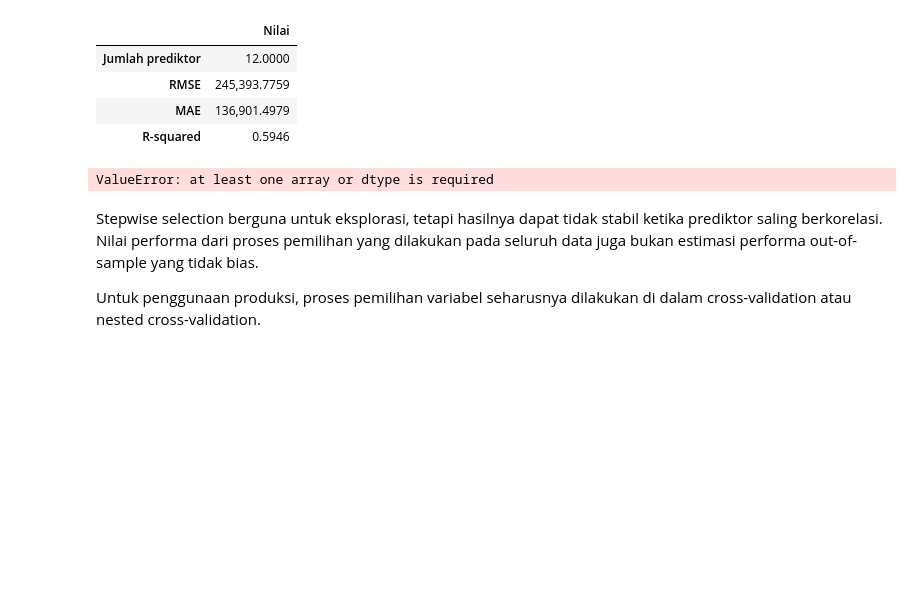
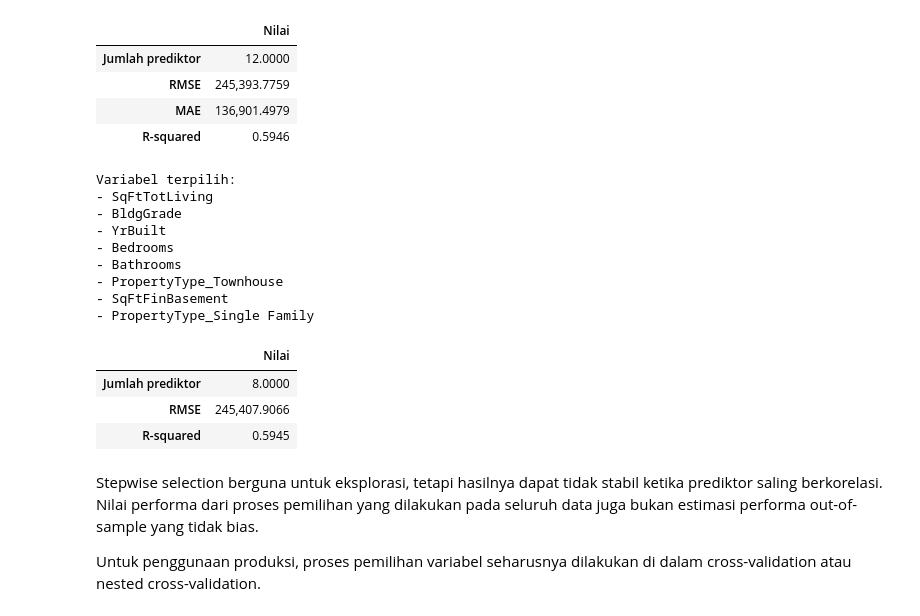
Before and after one commit to mhabibier/Practical-Statistics-for-Data-Scientists, a Jupyter notebook: 04_Regression_and_Prediction.ipynb, the cells around one changed output. Drawn from its saved outputs; the diff is of its cells as text; code cells hidden in the pictures; blank space fills up the shorter version.

```diff
--- a/04_Regression_and_Prediction.ipynb
+++ b/04_Regression_and_Prediction.ipynb
@@ -545,44 +545,96 @@ display(full_metrics.to_frame("Nilai"))
 | R-squared | 0.5946 |
 # %%
 def train_stepwise_model(variables):
+    variables = list(variables)
+
+    # Stepwise selection dimulai dari model tanpa prediktor.
+    # Null model ditangani secara khusus.
+    if len(variables) == 0:
+        return None
+
     return LinearRegression().fit(
-        X_full[list(variables)],
+        X_full[variables],
         y_house,
     )
 
 
 def score_stepwise_model(model, variables):
-    prediction = model.predict(X_full[list(variables)])
-    return AIC_score(y_house, prediction, model)
+    variables = list(variables)
+
+    # Prediksi null model adalah rata-rata target.
+    if len(variables) == 0:
+        null_prediction = np.repeat(
+            y_house.mean(),
+            len(y_house),
+        )
+
+        return AIC_score(
+            y_house,
+            null_prediction,
+            model,
+            df=1,
+        )
+
+    prediction = model.predict(
+        X_full[variables]
+    )
+
+    return AIC_score(
+        y_house,
+        prediction,
+        model,
+    )
 
 
 selected_model, selected_variables = stepwise_selection(
     X_full.columns,
     train_stepwise_model,
     score_stepwise_model,
     verbose=False,
 )
 
 selected_variables = list(selected_variables)
-selected_prediction = selected_model.predict(X_full[selected_variables])
+
+selected_prediction = selected_model.predict(
+    X_full[selected_variables]
+)
 
 print("Variabel terpilih:")
+
 for variable in selected_variables:
     print("-", variable)
 
 selected_metrics = pd.Series(
     {
         "Jumlah prediktor": len(selected_variables),
         "RMSE": np.sqrt(
-            mean_squared_error(y_house, selected_prediction)
+            mean_squared_error(
+                y_house,
+                selected_prediction,
+            )
         ),
-        "R-squared": r2_score(y_house, selected_prediction),
+        "R-squared": r2_score(
+            y_house,
+            selected_prediction,
+        ),
     }
 )
 
 display(selected_metrics.to_frame("Nilai"))
 # %% [output]
-ValueError: at least one array or dtype is required
+Variabel terpilih:
+- SqFtTotLiving
+- BldgGrade
+- YrBuilt
+- Bedrooms
+- Bathrooms
+- PropertyType_Townhouse
+- SqFtFinBasement
+- PropertyType_Single Family
+|  | Nilai |
+| Jumlah prediktor | 8.0000 |
+| RMSE | 245,407.9066 |
+| R-squared | 0.5945 |
 # %% [markdown]
 Stepwise selection berguna untuk eksplorasi, tetapi hasilnya dapat tidak
 stabil ketika prediktor saling berkorelasi. Nilai performa dari proses
```
Also changed, not shown: parts of 25 cells of this notebook.
